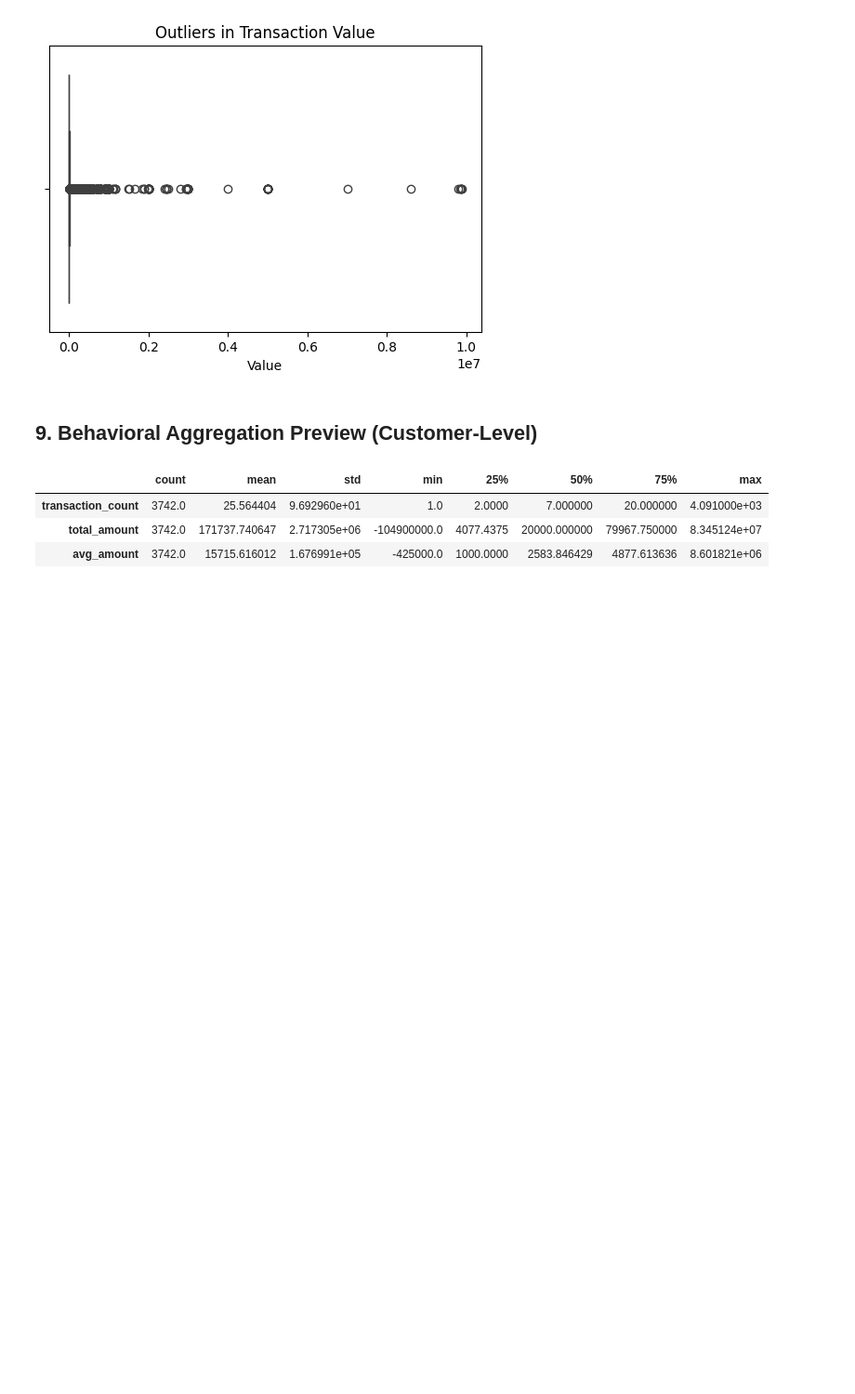
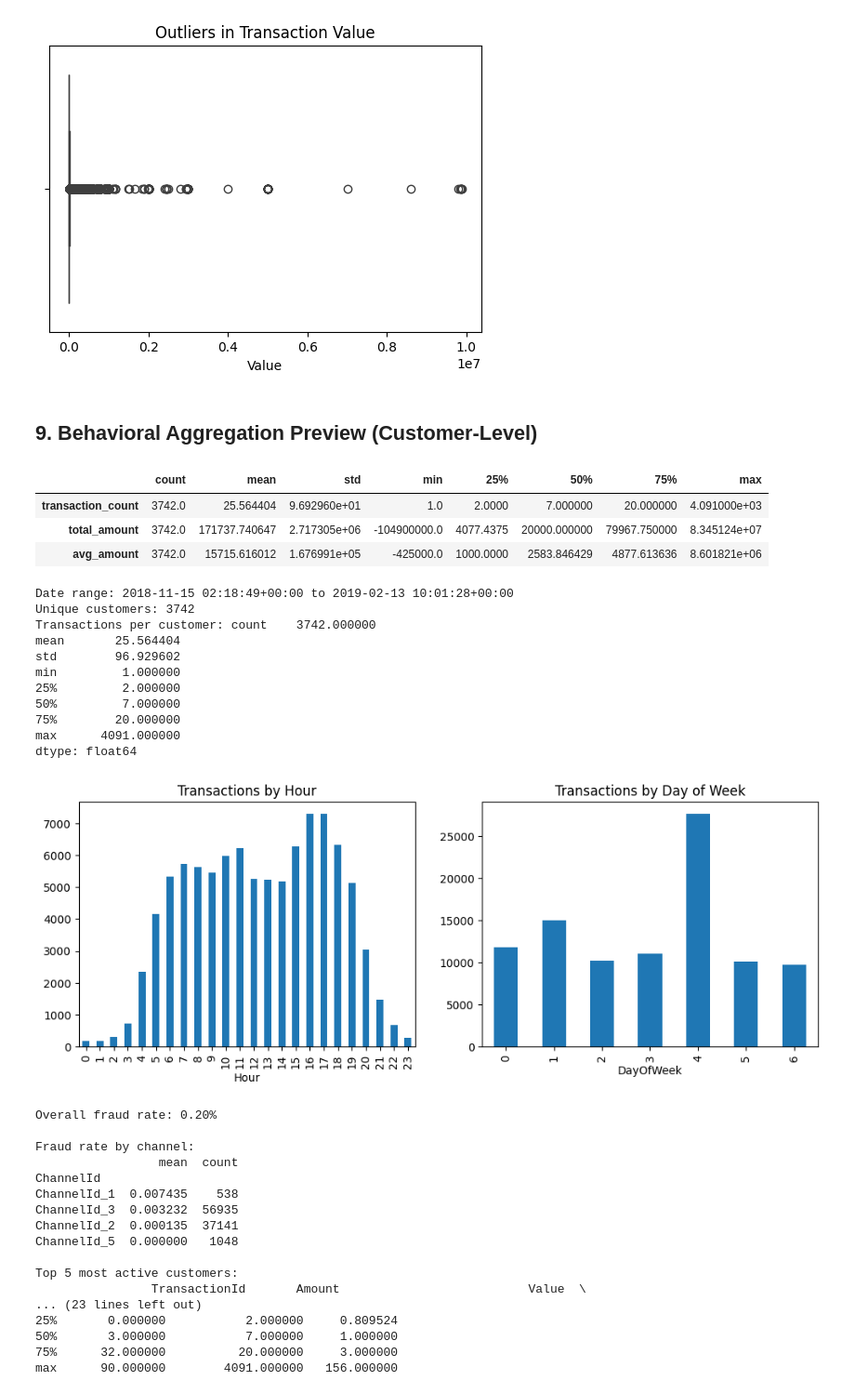
Before and after one commit to kaleb-menbere/credit-risk-model, a Jupyter notebook: notebooks/eda.ipynb, the cells around one changed output. Shown at 93% size. Cells and saved outputs as stored; diff of their text form; code cells hidden in the pictures; blank space fills up the shorter version.

```diff
--- a/notebooks/eda.ipynb
+++ b/notebooks/eda.ipynb
@@ -156,3 +156,79 @@ customer_summary.describe().T
 | transaction_count | 3742.0 | 25.564404 | 9.692960e+01 | 1.0 | 2.0000 | 7.000000 | 20.000000 | 4.091000e+03 |
 | total_amount | 3742.0 | 171737.740647 | 2.717305e+06 | -104900000.0 | 4077.4375 | 20000.000000 | 79967.750000 | 8.345124e+07 |
 | avg_amount | 3742.0 | 15715.616012 | 1.676991e+05 | -425000.0 | 1000.0000 | 2583.846429 | 4877.613636 | 8.601821e+06 |
+# %%
+# 1. ACTUAL Data Quality Check
+print(f"Date range: {df['TransactionStartTime'].min()} to {df['TransactionStartTime'].max()}")
+print(f"Unique customers: {df['CustomerId'].nunique()}")
+print(f"Transactions per customer: {df.groupby('CustomerId').size().describe()}")
+
+# 2. Temporal Patterns (MISSING IN TEMPLATE)
+df['Hour'] = df['TransactionStartTime'].dt.hour
+df['DayOfWeek'] = df['TransactionStartTime'].dt.dayofweek
+
+fig, (ax1, ax2) = plt.subplots(1, 2, figsize=(12, 4))
+df['Hour'].value_counts().sort_index().plot(kind='bar', ax=ax1, title='Transactions by Hour')
+df['DayOfWeek'].value_counts().sort_index().plot(kind='bar', ax=ax2, title='Transactions by Day of Week')
+plt.show()
+
+# 3. Fraud Pattern Analysis (CRITICAL FOR PROXY TARGET)
+if 'FraudResult' in df.columns:
+    fraud_rate = df['FraudResult'].mean()
+    print(f"Overall fraud rate: {fraud_rate:.2%}")
+
+    # Fraud by channel
+    fraud_by_channel = df.groupby('ChannelId')['FraudResult'].agg(['mean', 'count'])
+    print("\nFraud rate by channel:")
+    print(fraud_by_channel.sort_values('mean', ascending=False))
+
+# 4. Customer Segmentation Preview
+customer_stats = df.groupby('CustomerId').agg({
+    'TransactionId': 'count',
+    'Amount': ['sum', 'mean', 'std'],
+    'Value': ['sum', 'mean', 'std']
+}).round(2)
+
+print("\nTop 5 most active customers:")
+print(customer_stats.sort_values(('TransactionId', 'count'), ascending=False).head())
+
+# 5. Sequential Behavior (Missing in template)
+# Analyze transaction frequency patterns
+customer_frequency = df.groupby('CustomerId')['TransactionStartTime'].agg([
+    lambda x: (x.max() - x.min()).days if len(x) > 1 else 0,
+    'count'
+])
+customer_frequency.columns = ['active_days', 'transaction_count']
+customer_frequency['txn_per_day'] = customer_frequency['transaction_count'] / customer_frequency['active_days'].replace(0, 1)
+
+print("\nCustomer activity patterns:")
+print(customer_frequency.describe())
+# %% [output]
+Date range: 2018-11-15 02:18:49+00:00 to 2019-02-13 10:01:28+00:00
+Unique customers: 3742
+Transactions per customer: count    3742.000000
+mean       25.564404
+std        96.929602
+min         1.000000
+25%         2.000000
+50%         7.000000
+75%        20.000000
+max      4091.000000
+dtype: float64
+[figure, added]
+Overall fraud rate: 0.20%
+
+Fraud rate by channel:
+                 mean  count
+ChannelId
+ChannelId_1  0.007435    538
+ChannelId_3  0.003232  56935
+ChannelId_2  0.000135  37141
+ChannelId_5  0.000000   1048
+
+Top 5 most active customers:
+                TransactionId       Amount                          Value  \
+... (23 lines left out)
+25%       0.000000           2.000000     0.809524
+50%       3.000000           7.000000     1.000000
+75%      32.000000          20.000000     3.000000
+max      90.000000        4091.000000   156.000000
```
Also changed, not shown: parts of 5 cells of this notebook.
